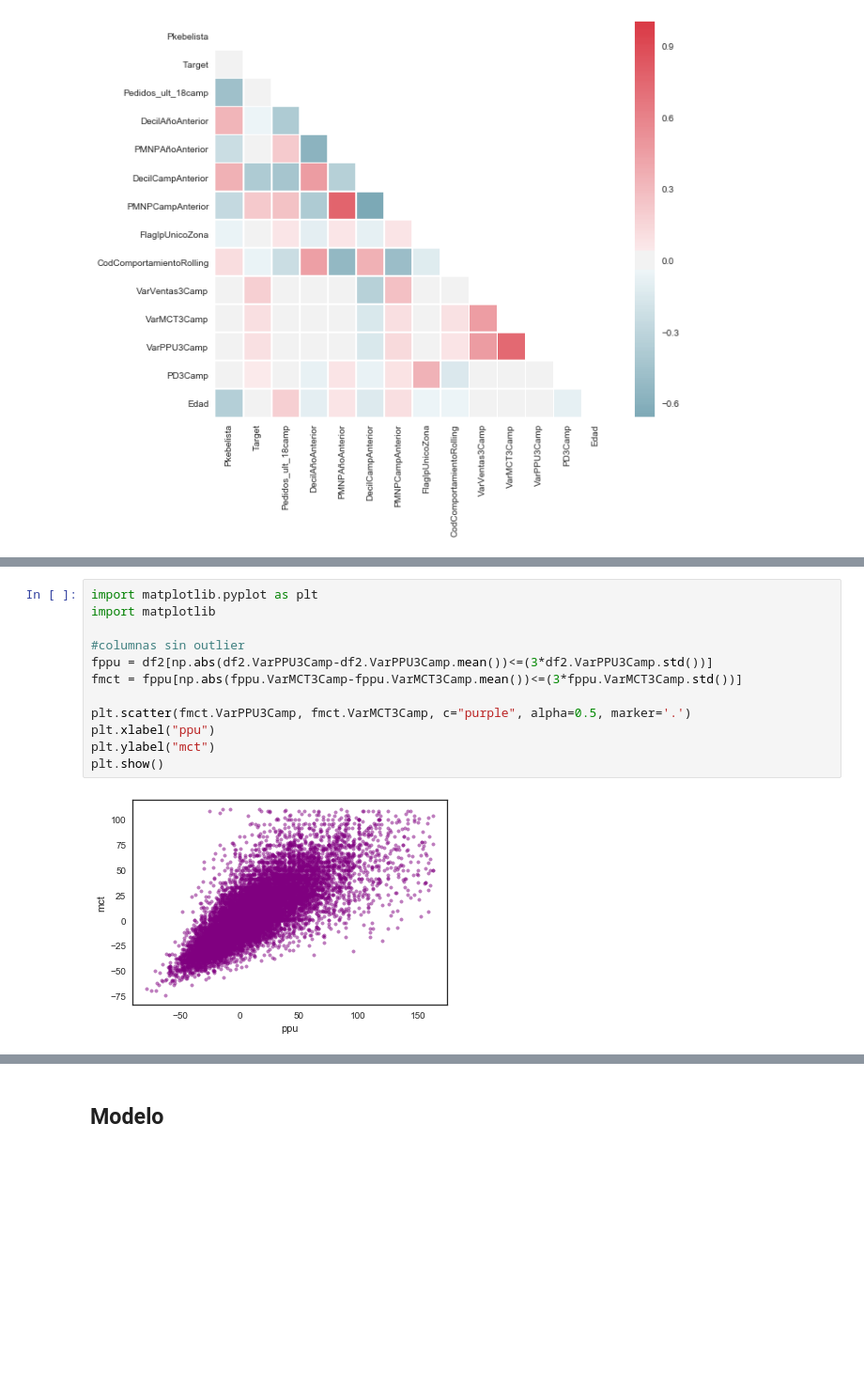
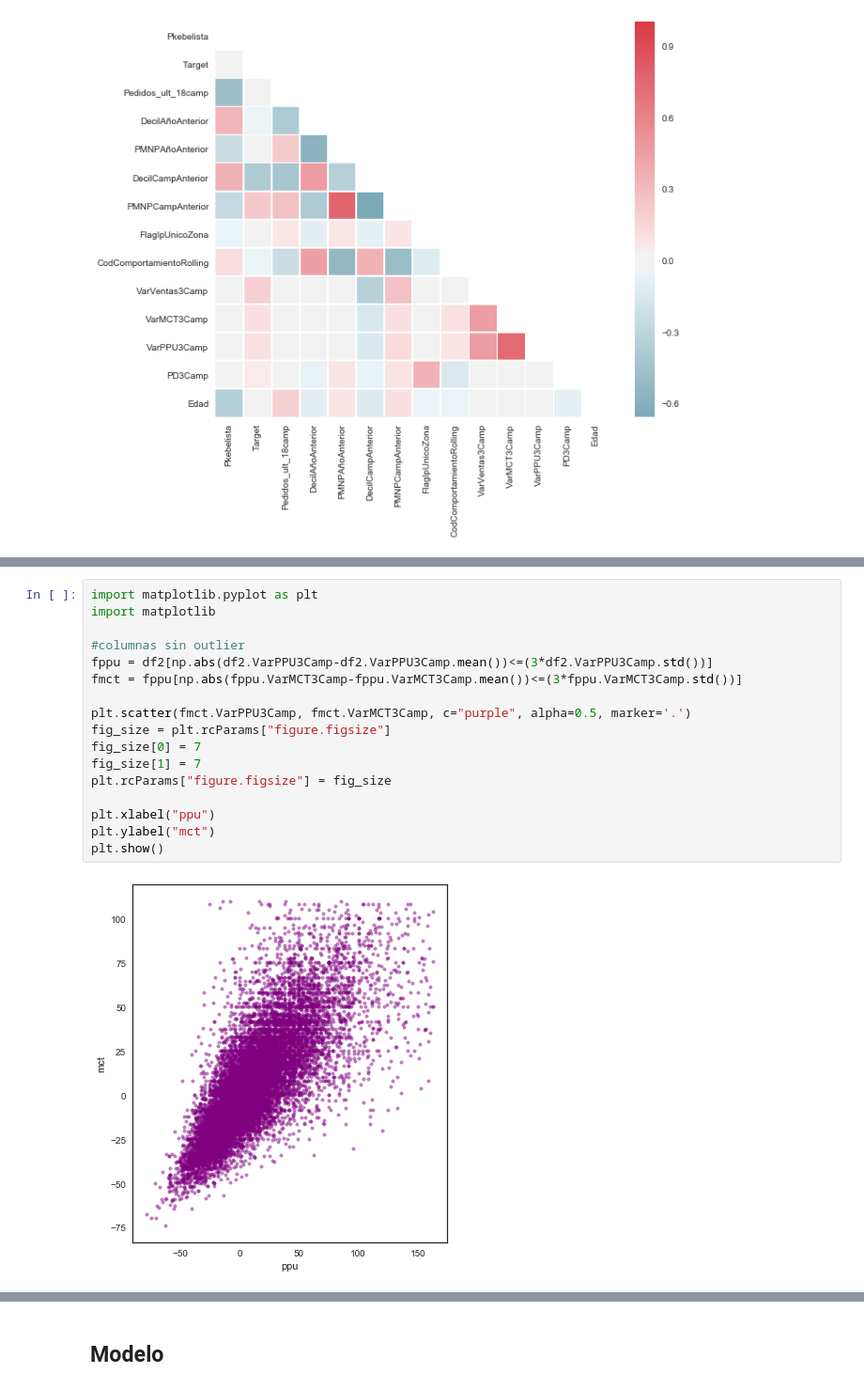
Before and after one commit to carlosfg97/pdp, a Jupyter notebook: ModeloPDP.ipynb, the cells around one changed output, grey strips where cells are left out. Shown at 94% size. Cells and saved outputs as stored; diff of their text form; blank space fills up the shorter version.

```diff
--- a/ModeloPDP.ipynb
+++ b/ModeloPDP.ipynb
@@ -195,15 +176,20 @@ Name: VarPPU3Camp, Length: 15379, dtype: float64
 # %%
 import matplotlib.pyplot as plt
 import matplotlib
 
 #columnas sin outlier
 fppu = df2[np.abs(df2.VarPPU3Camp-df2.VarPPU3Camp.mean())<=(3*df2.VarPPU3Camp.std())]
 fmct = fppu[np.abs(fppu.VarMCT3Camp-fppu.VarMCT3Camp.mean())<=(3*fppu.VarMCT3Camp.std())]
 
 plt.scatter(fmct.VarPPU3Camp, fmct.VarMCT3Camp, c="purple", alpha=0.5, marker='.')
+fig_size = plt.rcParams["figure.figsize"]
+fig_size[0] = 7
+fig_size[1] = 7
+plt.rcParams["figure.figsize"] = fig_size
+
 plt.xlabel("ppu")
 plt.ylabel("mct")
 plt.show()
 # %% [output]
-[figure, old version]
+[figure, new version]
 # %%
```
Also changed, not shown: parts of 16 cells of this notebook.
